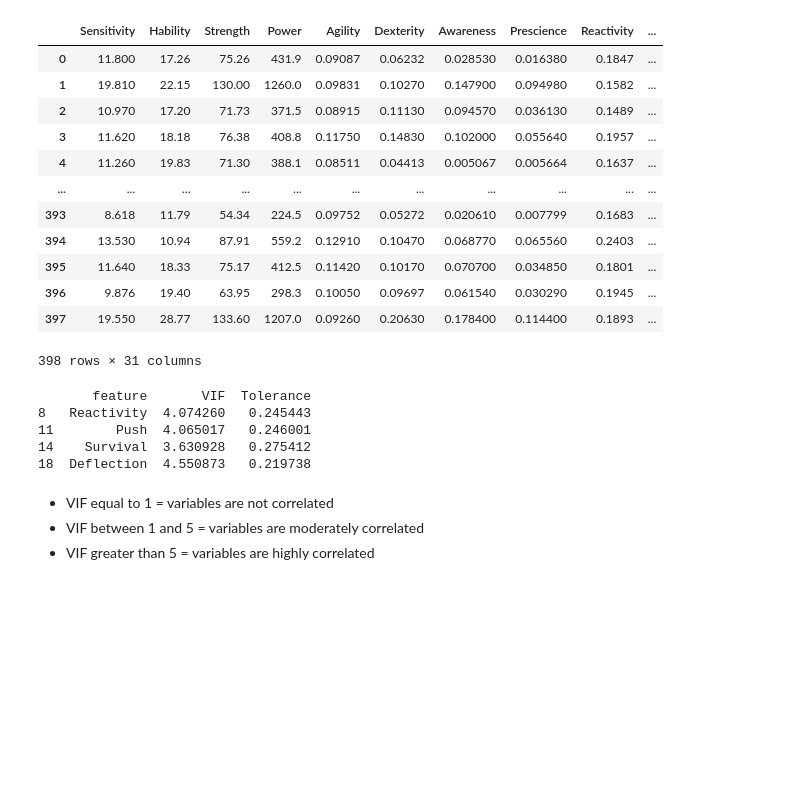
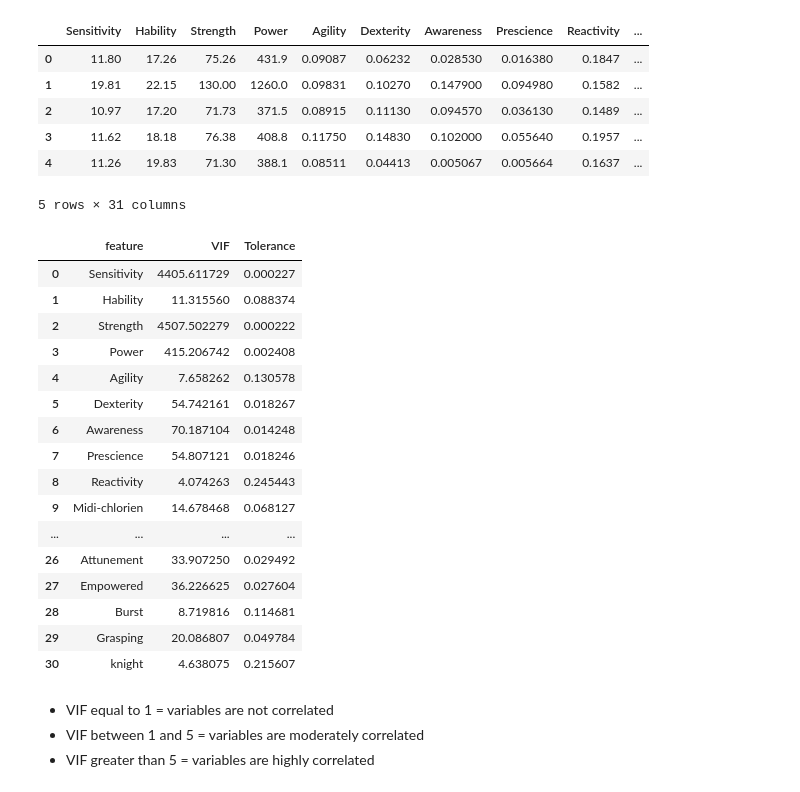
Before and after one commit to BeBig007/dataScience, a Jupyter notebook: dataScience_04/ex03/Feature_Selection.ipynb, the cells around one changed output. Saved outputs shown, nothing was run; the diff lists cells and outputs as text; code cells hidden in the pictures; blank space fills up the shorter version.

```diff
--- a/dataScience_04/ex03/Feature_Selection.ipynb
+++ b/dataScience_04/ex03/Feature_Selection.ipynb
@@ -8,43 +8,47 @@ data_train= pd.read_csv(path)
 # %%
 encoder = LabelEncoder()
 labels = encoder.fit_transform(data_train['knight'])
 
 data_train['knight'] = labels
-data_train
+data_train.head()
 # %% [output]
 |  | Sensitivity | Hability | Strength | Power | Agility | Dexterity | Awareness | Prescience | Reactivity | ... |
-| 0 | 11.800 | 17.26 | 75.26 | 431.9 | 0.09087 | 0.06232 | 0.028530 | 0.016380 | 0.1847 | ... |
-| 1 | 19.810 | 22.15 | 130.00 | 1260.0 | 0.09831 | 0.10270 | 0.147900 | 0.094980 | 0.1582 | ... |
-| 2 | 10.970 | 17.20 | 71.73 | 371.5 | 0.08915 | 0.11130 | 0.094570 | 0.036130 | 0.1489 | ... |
-| 3 | 11.620 | 18.18 | 76.38 | 408.8 | 0.11750 | 0.14830 | 0.102000 | 0.055640 | 0.1957 | ... |
-| 4 | 11.260 | 19.83 | 71.30 | 388.1 | 0.08511 | 0.04413 | 0.005067 | 0.005664 | 0.1637 | ... |
-| ... | ... | ... | ... | ... | ... | ... | ... | ... | ... | ... |
-| 393 | 8.618 | 11.79 | 54.34 | 224.5 | 0.09752 | 0.05272 | 0.020610 | 0.007799 | 0.1683 | ... |
-| 394 | 13.530 | 10.94 | 87.91 | 559.2 | 0.12910 | 0.10470 | 0.068770 | 0.065560 | 0.2403 | ... |
-| 395 | 11.640 | 18.33 | 75.17 | 412.5 | 0.11420 | 0.10170 | 0.070700 | 0.034850 | 0.1801 | ... |
-| 396 | 9.876 | 19.40 | 63.95 | 298.3 | 0.10050 | 0.09697 | 0.061540 | 0.030290 | 0.1945 | ... |
-| 397 | 19.550 | 28.77 | 133.60 | 1207.0 | 0.09260 | 0.20630 | 0.178400 | 0.114400 | 0.1893 | ... |
+| 0 | 11.80 | 17.26 | 75.26 | 431.9 | 0.09087 | 0.06232 | 0.028530 | 0.016380 | 0.1847 | ... |
+| 1 | 19.81 | 22.15 | 130.00 | 1260.0 | 0.09831 | 0.10270 | 0.147900 | 0.094980 | 0.1582 | ... |
+| 2 | 10.97 | 17.20 | 71.73 | 371.5 | 0.08915 | 0.11130 | 0.094570 | 0.036130 | 0.1489 | ... |
+| 3 | 11.62 | 18.18 | 76.38 | 408.8 | 0.11750 | 0.14830 | 0.102000 | 0.055640 | 0.1957 | ... |
+| 4 | 11.26 | 19.83 | 71.30 | 388.1 | 0.08511 | 0.04413 | 0.005067 | 0.005664 | 0.1637 | ... |
-398 rows × 31 columns
+5 rows × 31 columns
 # %%
 scaler = StandardScaler()
 df_std = scaler.fit_transform(data_train)
 df_std = pd.DataFrame(df_std, columns = data_train.columns)
 # %%
-X = df_std.drop('knight', axis=1)
+X = df_std
 
 vif_data = pd.DataFrame()
 vif_data["feature"] = X.columns
 vif_data["VIF"] = [vif(X.values, i) for i in range(len(X.columns))]
 vif_data["Tolerance"] = 1 / (vif_data["VIF"])
-
-# print(vif_data)
-print(vif_data[vif_data['VIF'] < 5])
+vif_data
 # %% [output]
-       feature       VIF  Tolerance
-8   Reactivity  4.074260   0.245443
-11        Push  4.065017   0.246001
-14    Survival  3.630928   0.275412
-18  Deflection  4.550873   0.219738
+|  | feature | VIF | Tolerance |
+| 0 | Sensitivity | 4405.611729 | 0.000227 |
+| 1 | Hability | 11.315560 | 0.088374 |
+| 2 | Strength | 4507.502279 | 0.000222 |
+| 3 | Power | 415.206742 | 0.002408 |
+| 4 | Agility | 7.658262 | 0.130578 |
+| 5 | Dexterity | 54.742161 | 0.018267 |
+| 6 | Awareness | 70.187104 | 0.014248 |
+| 7 | Prescience | 54.807121 | 0.018246 |
+| 8 | Reactivity | 4.074263 | 0.245443 |
+| 9 | Midi-chlorien | 14.678468 | 0.068127 |
+| ... | ... | ... | ... |
+| 26 | Attunement | 33.907250 | 0.029492 |
+| 27 | Empowered | 36.226625 | 0.027604 |
+| 28 | Burst | 8.719816 | 0.114681 |
+| 29 | Grasping | 20.086807 | 0.049784 |
+| 30 | knight | 4.638075 | 0.215607 |
 # %% [markdown]
 - VIF equal to 1 = variables are not correlated
 - VIF between 1 and 5 = variables are moderately correlated
```
Also changed, not shown: parts of 2 cells of this notebook, 11 other files.
